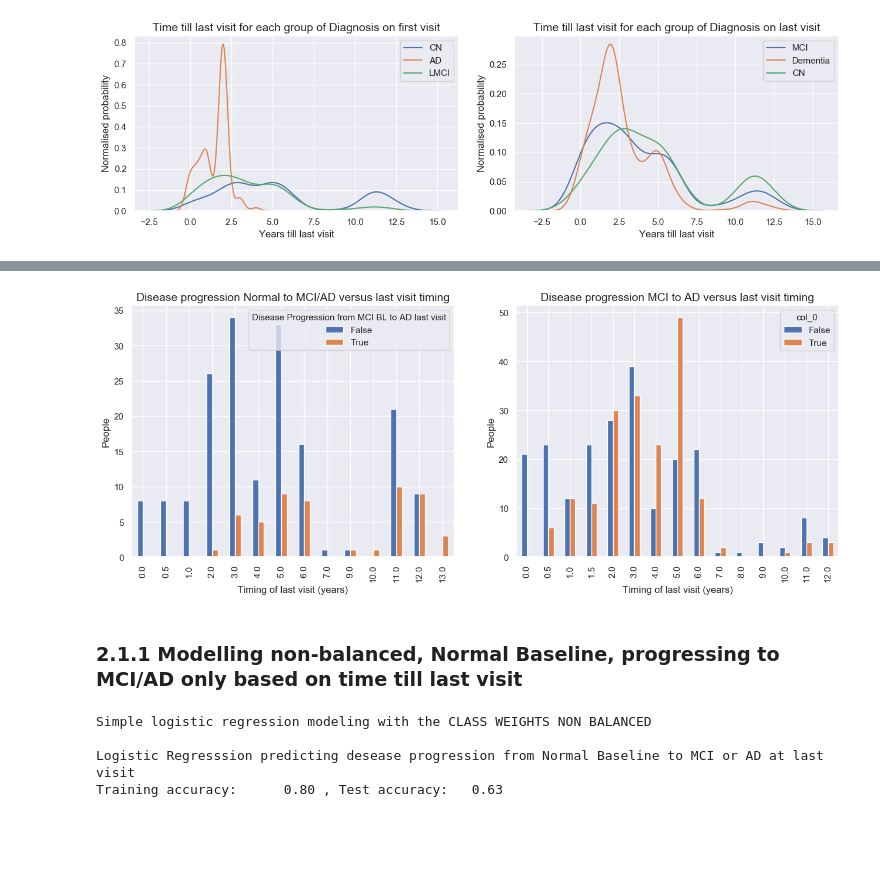
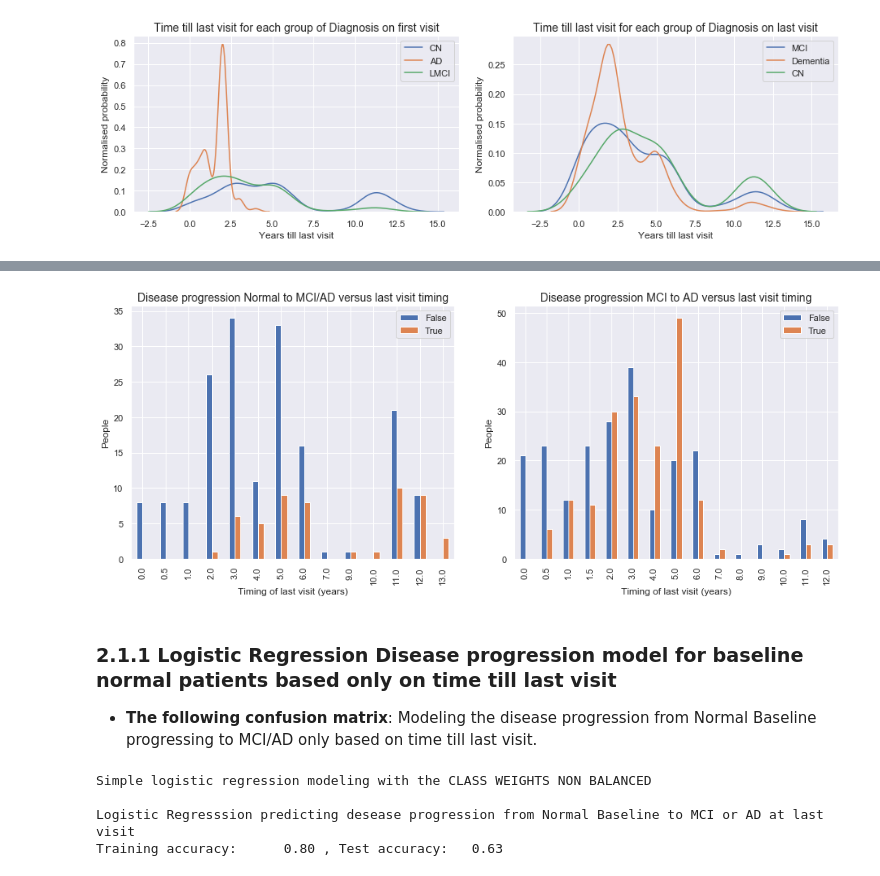
Before and after one commit to AC209a-AlzheimersProject/alzheimers-project, a Jupyter notebook: notebooks/model_longitudinal.ipynb, the cells around one changed output, grey strips where cells are left out. Cells and saved outputs as stored; diff of their text form; code cells hidden in the pictures; blank space fills up the shorter version.

```diff
--- a/notebooks/model_longitudinal.ipynb
+++ b/notebooks/model_longitudinal.ipynb
@@ -46,7 +46,7 @@ plt.rc('ytick', labelsize=11)    # fontsize of the tick labels
 plt.rc('legend', fontsize=11)    # legend fontsize
 plt.rc('figure', titlesize=14)  # fontsize of the figure title
 # %%
-adni_df = pd.read_csv("ADNIMERGE.csv")
-print(adni_df.shape)
-adni_df.head(3)
+adni_df = pd.read_csv("../data/ADNIMERGE.csv")
+# print(adni_df.shape)
+adni_df.head(4)
 # %% [output]
@@ -58,5 +57,0 @@ adni_df.head(3)
-# %%
-adni_df['DX_bl'].fillna('NONE', inplace=True)
-adni_df['DX'].fillna('NONE', inplace=True)
-display(adni_df['DX_bl'].value_counts())
-display(adni_df['DX'].value_counts())
@@ -305,22 +253,22 @@ print(X_train2.shape, y_train2.shape, X_test2.shape, y_test2.shape)
 # %%
 fig, ax = plt.subplots(nrows=1, ncols=2, figsize=(13,5.5))
 ax1, ax2 = ax.ravel()
 
 pd.crosstab(X_1['M']/12,y_1).plot(kind='bar', ax=ax1)
 ax1.set_title('Disease progression Normal to MCI/AD versus last visit timing')
 ax1.set_xlabel('Timing of last visit (years)')
 ax1.set_ylabel('People')
-ax1.legend(title='Disease Progression from Normal BL to MCI/AD last visit')
+ax1.legend()
 
 pd.crosstab(X_2['M']/12,y_2).plot(kind='bar', ax=ax2)
 ax2.set_title('Disease progression MCI to AD versus last visit timing')
 ax2.set_xlabel('Timing of last visit (years)')
 ax2.set_ylabel('People')
-ax1.legend(title='Disease Progression from MCI BL to AD last visit')
+ax2.legend()
 
 fig.tight_layout()
 # %% [output]
-[figure, old version]
+[figure, new version]
 # %%
 # Code credit: sklearn example
 def plot_confusion_matrix(ax, cm, classes,
@@ -350,7 +298,9 @@ def plot_confusion_matrix(ax, cm, classes,
     ax.set_xlabel('Predicted label', fontsize=15)
     ax.grid('off')
 # %% [markdown]
-### 2.1.1 Modelling non-balanced, Normal Baseline, progressing to MCI/AD only based on time till last visit
+### 2.1.1 Logistic Regression Disease progression model for baseline normal patients based only on time till last visit
+
+- **The following confusion matrix**: Modeling the disease progression from Normal Baseline progressing to MCI/AD only based on time till last visit.
 # %%
 print('\nSimple logistic regression modeling with the CLASS WEIGHTS NON BALANCED')
 
```
Also changed, not shown: parts of 123 cells of this notebook, 18 other files.
